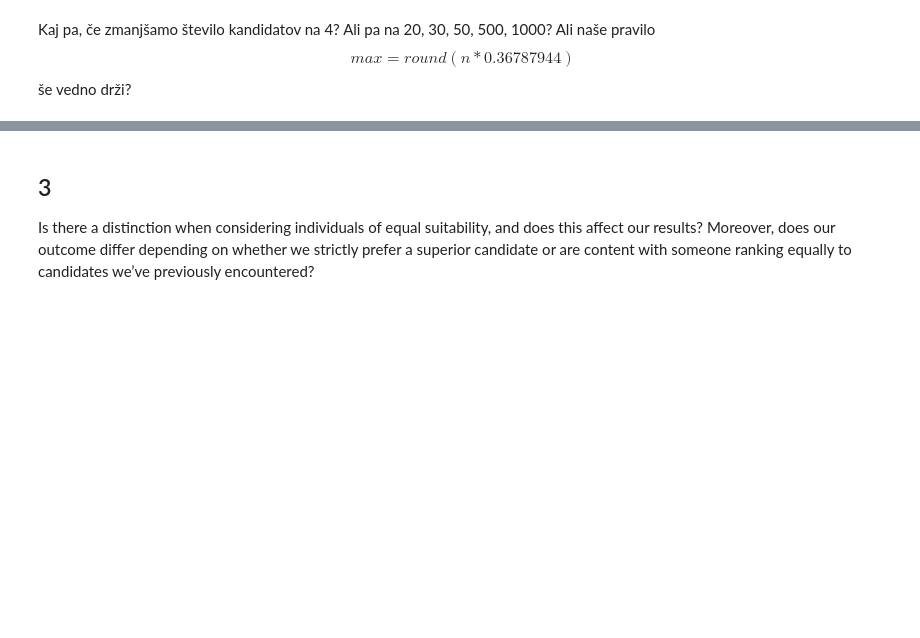
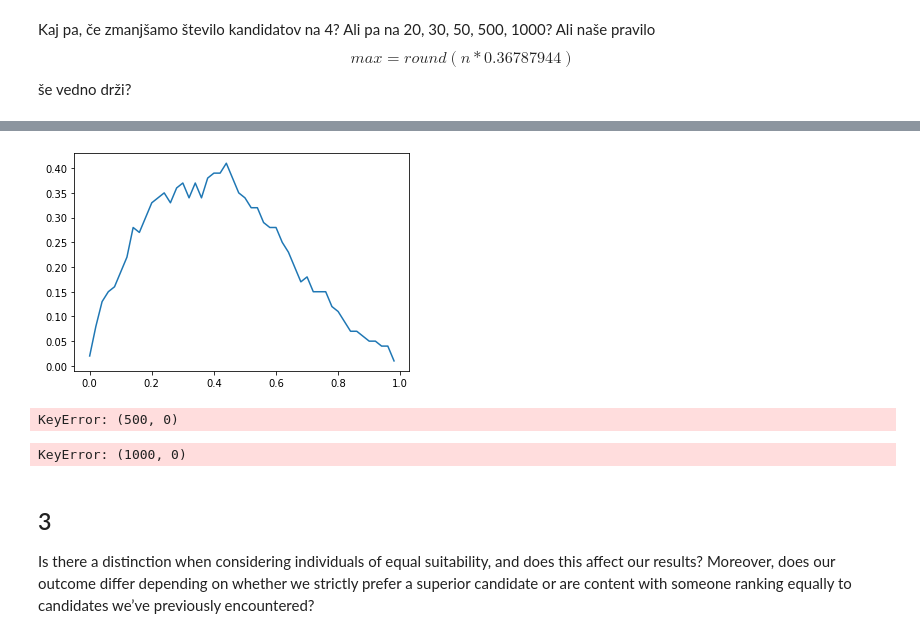
Before and after one commit to SimonGrad3/Generalizations-of-the-Secretary-problem, a Jupyter notebook: Analiza.ipynb, the cells around one changed output, grey strips where cells are left out. Cells and saved outputs as stored; diff of their text form; code cells hidden in the pictures; blank space fills up the shorter version.

```diff
--- a/Analiza.ipynb
+++ b/Analiza.ipynb
@@ -86,3 +126,15 @@ Kaj pa, če zmanjšamo število kandidatov na 4? Ali pa na 20, 30, 50, 500, 1000
+# %%
+narisi_graf(50)
+# %% [output]
+[figure, added]
+# %%
+narisi_graf(100)
+# %% [output]
+KeyError: (500, 0)
+# %%
+narisi_graf(500)
+# %% [output]
+KeyError: (1000, 0)
 # %% [markdown]
 ## 3
 Is there a distinction when considering individuals of equal suitability, and does this affect our results? Moreover, does our outcome differ depending on whether we strictly prefer a superior candidate or are content with someone ranking equally to candidates we’ve previously encountered?
```
Also changed, not shown: parts of 10 cells of this notebook, 1 other file.
